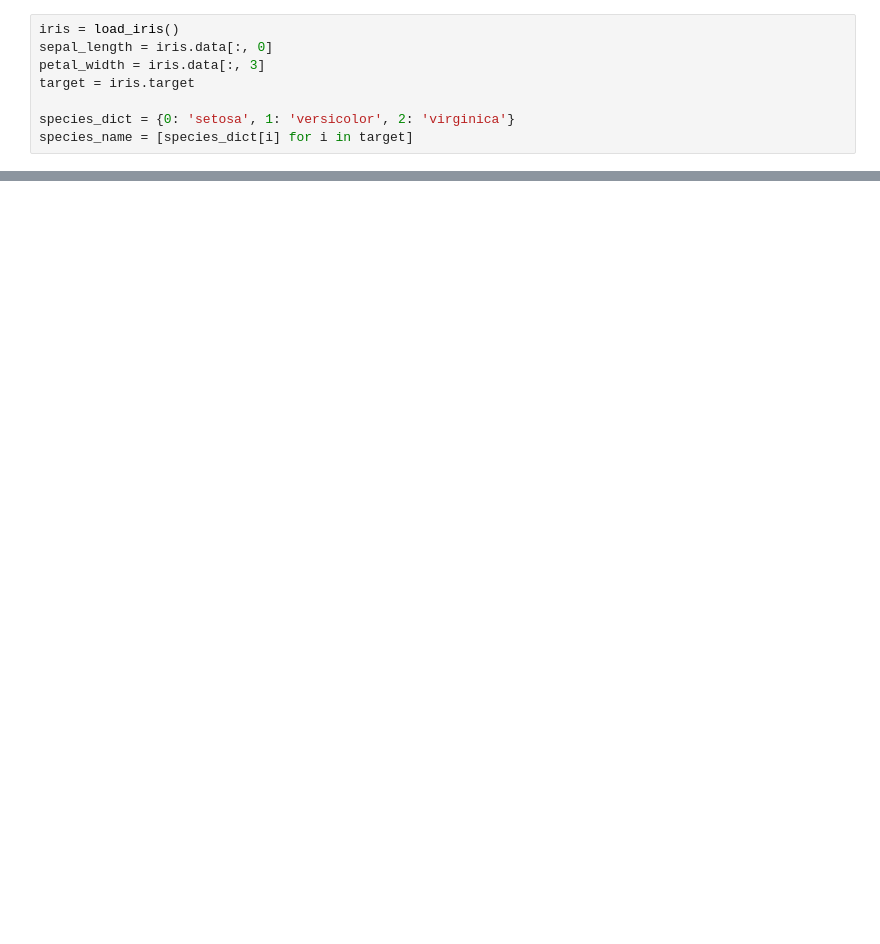
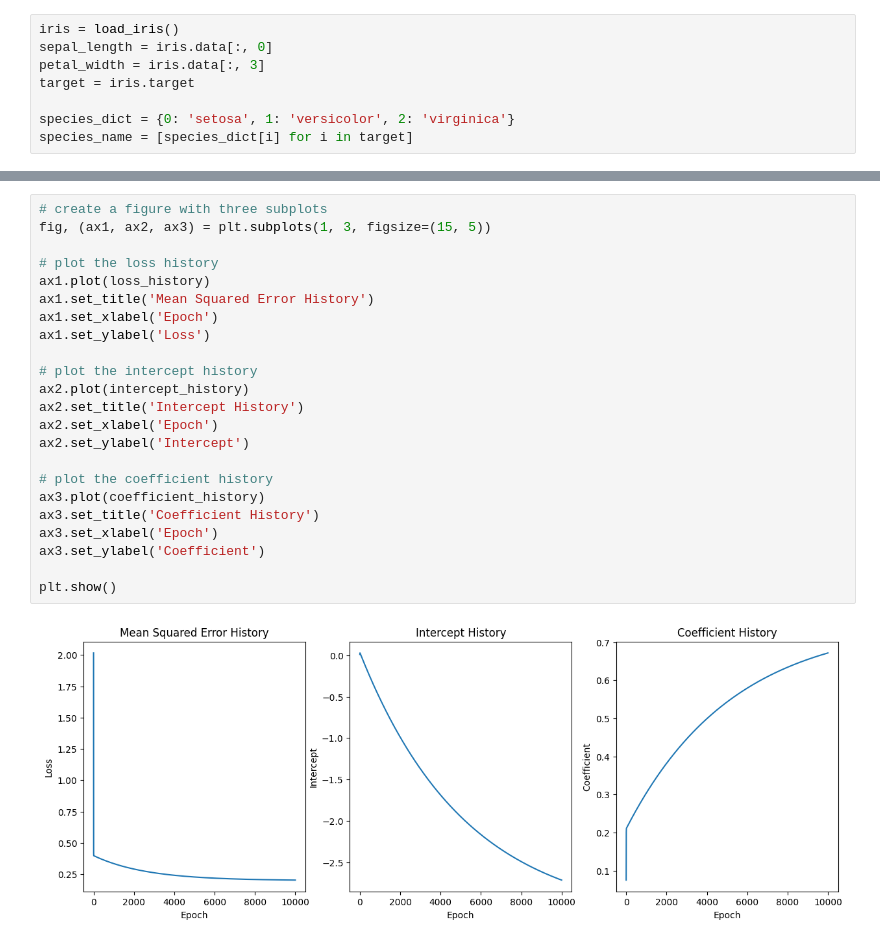
Before and after one commit to bsraya/machine-learning-algorithms, a Jupyter notebook: lasso-regression.ipynb, the cells around one changed output, grey strips where cells are left out. Drawn from its saved outputs; the diff is of its cells as text; blank space fills up the shorter version.

```diff
--- a/lasso-regression.ipynb
+++ b/lasso-regression.ipynb
@@ -73,0 +51,25 @@ lasso = LassoRegression()
+# %%
+# create a figure with three subplots
+fig, (ax1, ax2, ax3) = plt.subplots(1, 3, figsize=(15, 5))
+
+# plot the loss history
+ax1.plot(loss_history)
+ax1.set_title('Mean Squared Error History')
+ax1.set_xlabel('Epoch')
+ax1.set_ylabel('Loss')
+
+# plot the intercept history
+ax2.plot(intercept_history)
+ax2.set_title('Intercept History')
+ax2.set_xlabel('Epoch')
+ax2.set_ylabel('Intercept')
+
+# plot the coefficient history
+ax3.plot(coefficient_history)
+ax3.set_title('Coefficient History')
+ax3.set_xlabel('Epoch')
+ax3.set_ylabel('Coefficient')
+
+plt.show()
+# %% [output]
+[figure, added]
```
Also changed, not shown: parts of 5 cells of this notebook.
